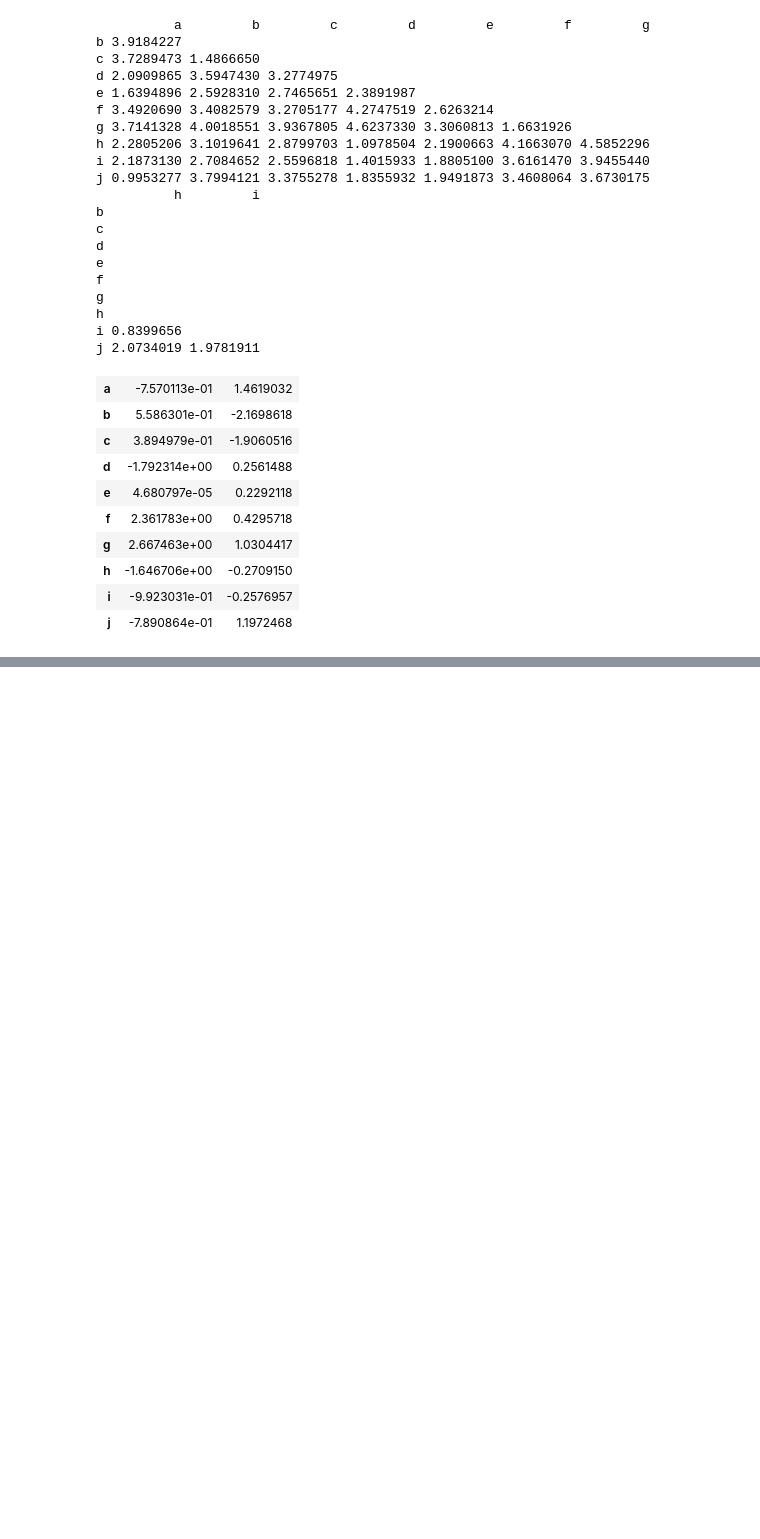
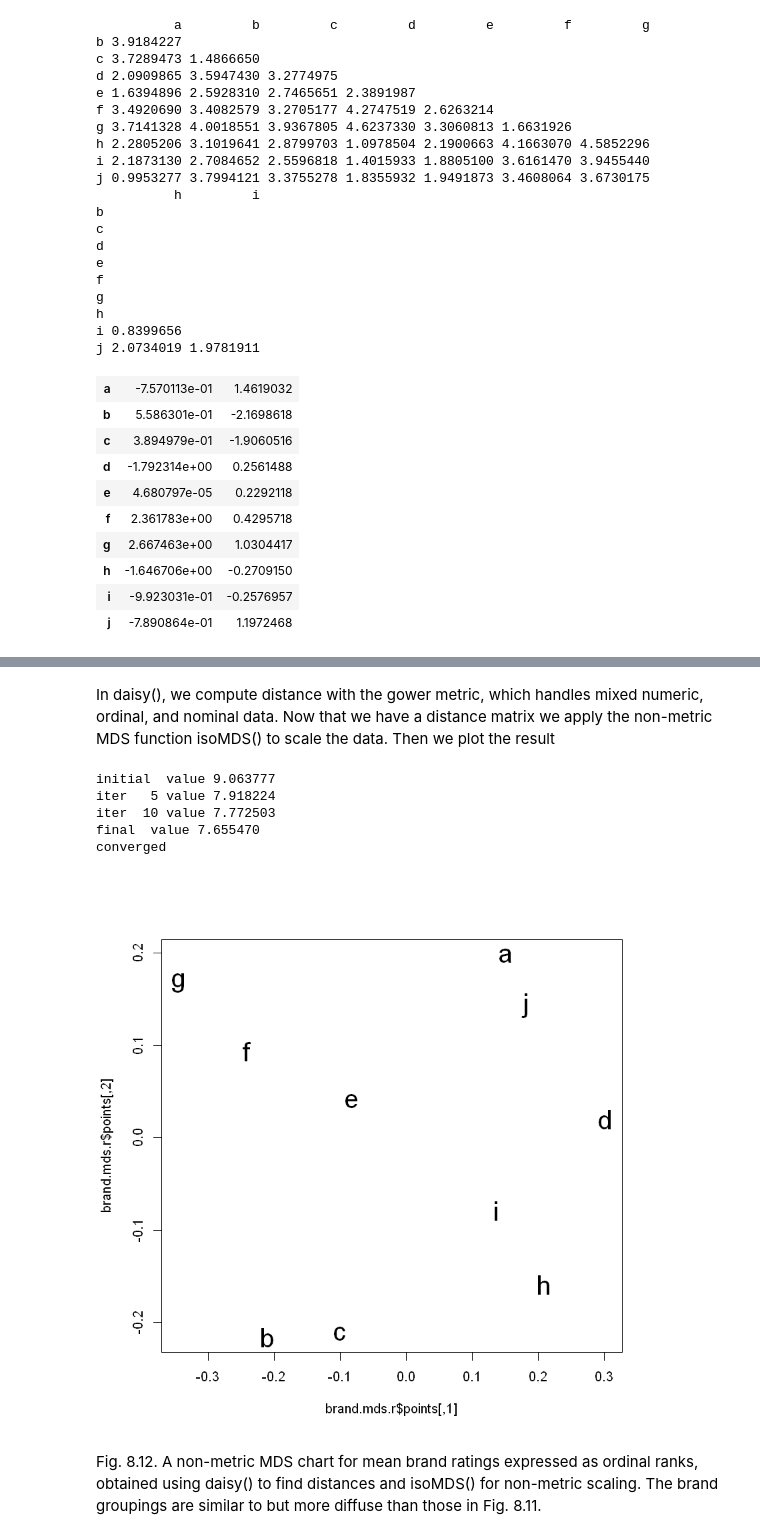
Before and after one commit to LeeChang-Soo/R-for-marketing-analytics, a Jupyter notebook: 8_Reducing Data Complexity.ipynb, the cells around one changed output, grey strips where cells are left out. Saved outputs shown, nothing was run; the diff lists cells and outputs as text; code cells hidden in the pictures; blank space fills up the shorter version.

```diff
--- a/8_Reducing Data Complexity.ipynb
+++ b/8_Reducing Data Complexity.ipynb
@@ -707,0 +715,3 @@ j 2.0734019 1.9781911
+# %%
+brand.rank = data.frame(lapply(brand.mean, function(x) ordered(rank(x))))
+str(brand.rank)
@@ -707,0 +740,28 @@ j 2.0734019 1.9781911
+# %% [markdown]
+In daisy(), we compute distance with the gower metric,
+which handles mixed numeric, ordinal, and nominal data.
+Now that we have a distance matrix we apply the non-metric MDS function
+isoMDS() to scale the data. Then we plot the result
+# %%
+brand.dist.r = daisy(brand.rank, metric='gower')
+brand.mds.r  = isoMDS(brand.dist.r)
+# %% [output]
+initial  value 9.063777
+iter   5 value 7.918224
+iter  10 value 7.772503
+final  value 7.655470
+converged
+# %%
+plot(brand.mds.r$points, type='n')
+text(brand.mds.r$points, levels(brand.sc$brand), cex=2)
+# %% [output]
+[figure, added]
+# %% [markdown]
+Fig. 8.12. A non-metric MDS chart
+for mean brand ratings expressed
+as ordinal ranks, obtained using
+daisy() to find distances and
+isoMDS() for non-metric scaling.
+The brand groupings are similar
+to but more diffuse than those in
+Fig. 8.11.
```
Also changed, not shown: parts of 15 cells of this notebook.
